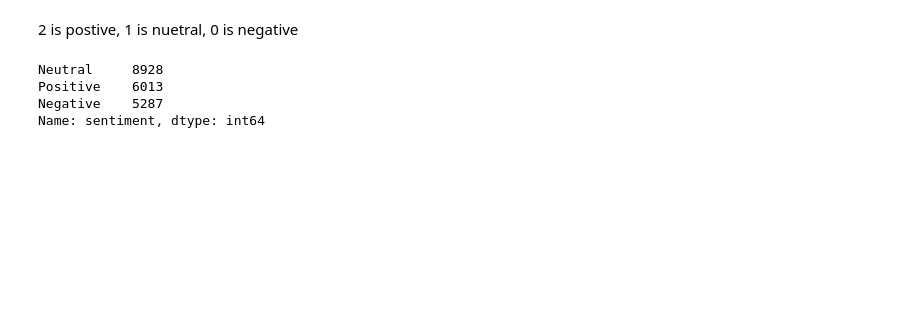
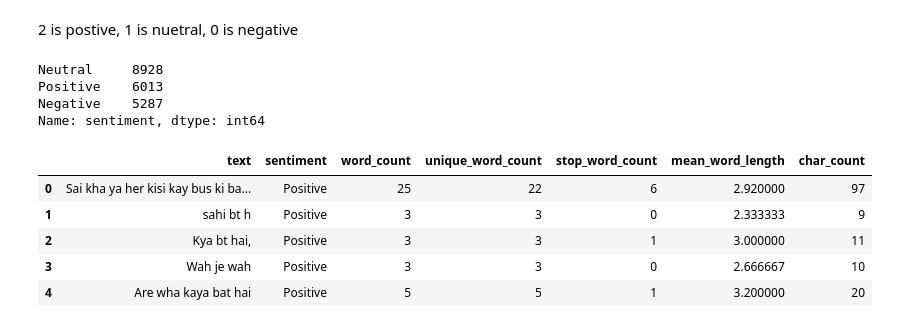
Before and after one commit to StevenDye/Sentiment-Identification-Roman-Urdu, a Jupyter notebook: Sentiment-Identification-Roman-Urdu/EDA.ipynb, the cells around one changed output. Drawn from its saved outputs; the diff is of its cells as text; code cells hidden in the pictures; blank space fills up the shorter version.

```diff
--- a/Sentiment-Identification-Roman-Urdu/EDA.ipynb
+++ b/Sentiment-Identification-Roman-Urdu/EDA.ipynb
@@ -44,3 +21,12 @@ Neutral     8928
 Positive    6013
 Negative    5287
 Name: sentiment, dtype: int64
+# %%
+EDA_df.head()
+# %% [output]
+|  | text | sentiment | word_count | unique_word_count | stop_word_count | mean_word_length | char_count |
+| 0 | Sai kha ya her kisi kay bus ki ba... | Positive | 25 | 22 | 6 | 2.920000 | 97 |
+| 1 | sahi bt h | Positive | 3 | 3 | 0 | 2.333333 | 9 |
+| 2 | Kya bt hai, | Positive | 3 | 3 | 1 | 3.000000 | 11 |
+| 3 | Wah je wah | Positive | 3 | 3 | 0 | 2.666667 | 10 |
+| 4 | Are wha kaya bat hai | Positive | 5 | 5 | 1 | 3.200000 | 20 |
```
Also changed, not shown: parts of 8 cells of this notebook, 8 other files.
